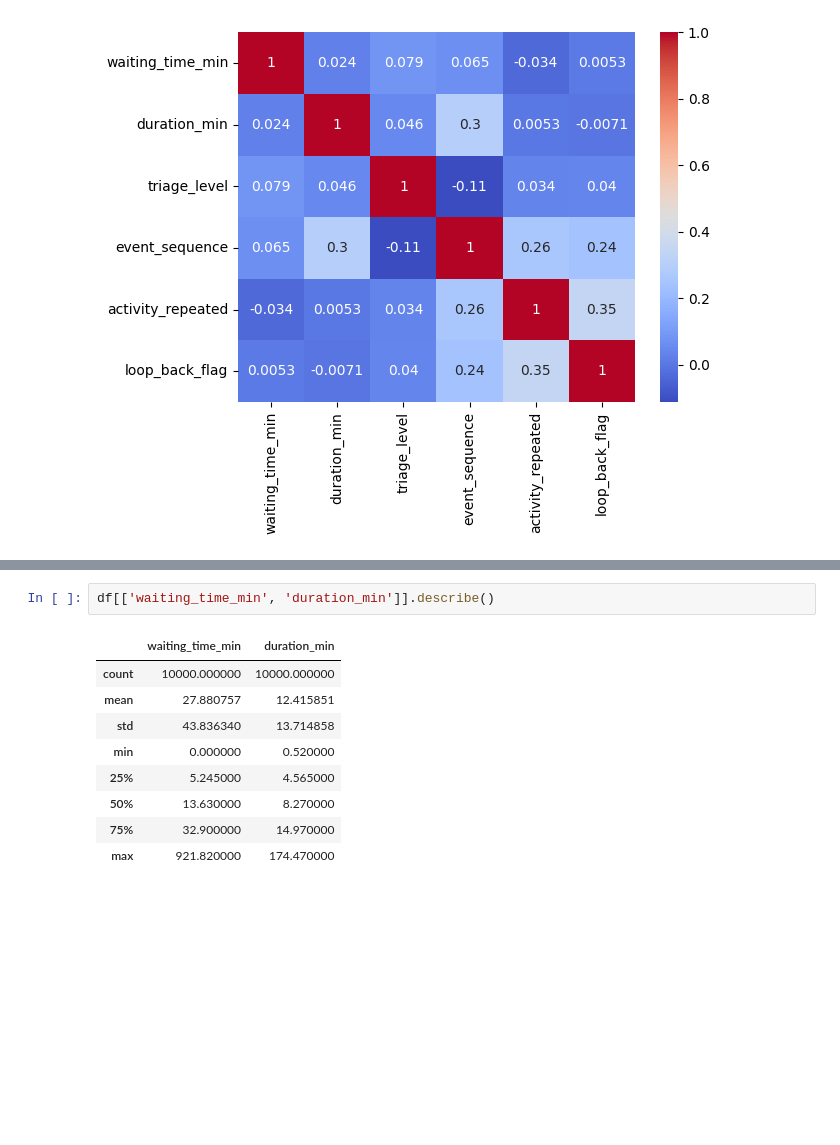
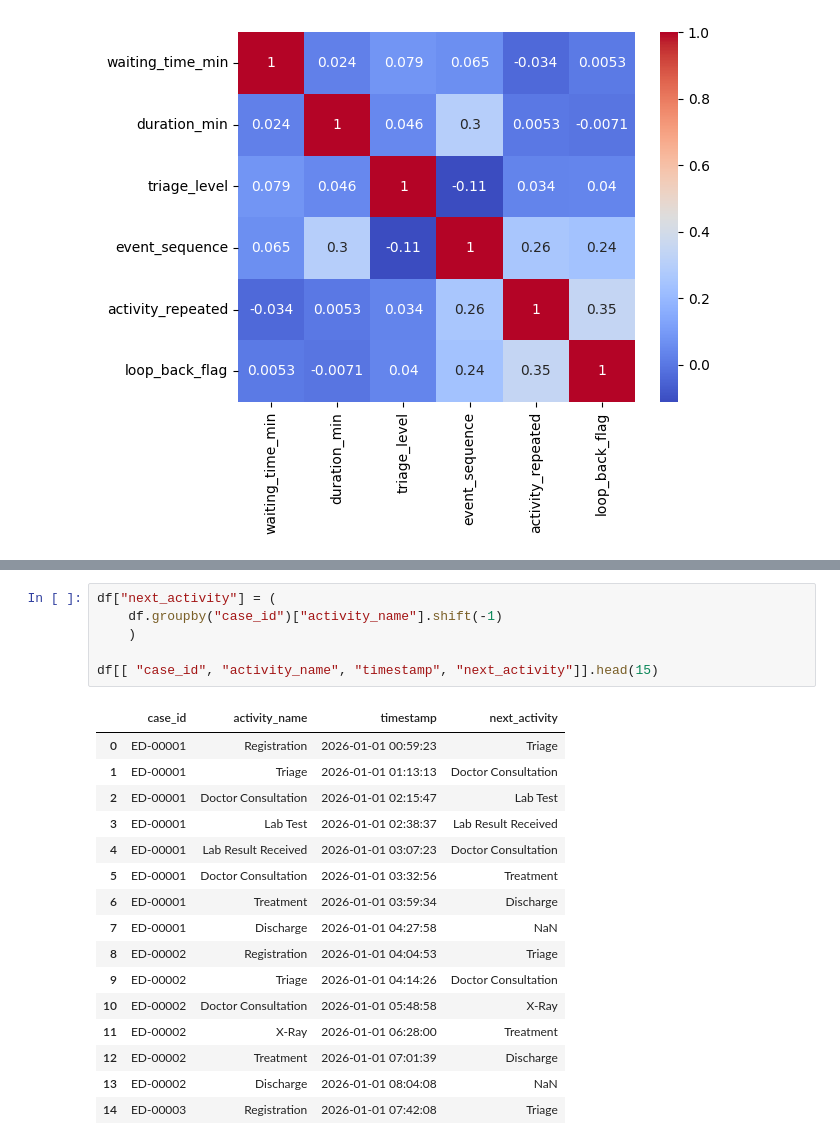
Before and after one commit to udayupmanyuu-spec/infotact-projects, a Jupyter notebook: Notebook/01_Dataset_understanding.ipynb, the cells around one changed output, grey strips where cells are left out. Drawn from its saved outputs; the diff is of its cells as text; blank space fills up the shorter version.

```diff
--- a/Notebook/01_Dataset_understanding.ipynb
+++ b/Notebook/01_Dataset_understanding.ipynb
@@ -481,15 +481,26 @@ df.head(10)
 | 7 | ED-00001 | Discharge | 2026-01-01 04:27:58 | Discharge Desk | DN-01 | 3.60 | 9.17 | Walk-in | ... |
 | 8 | ED-00002 | Registration | 2026-01-01 04:04:53 | Registration | REG-03 | 0.00 | 4.03 | Walk-in | ... |
 | 9 | ED-00002 | Triage | 2026-01-01 04:14:26 | Triage | TN-02 | 5.52 | 5.17 | Walk-in | ... |
-# %%
-df[['waiting_time_min', 'duration_min']].describe()
-# %% [output]
-|  | waiting_time_min | duration_min |
-| count | 10000.000000 | 10000.000000 |
-| mean | 27.880757 | 12.415851 |
-| std | 43.836340 | 13.714858 |
-| min | 0.000000 | 0.520000 |
-| 25% | 5.245000 | 4.565000 |
-| 50% | 13.630000 | 8.270000 |
-| 75% | 32.900000 | 14.970000 |
-| max | 921.820000 | 174.470000 |
+# %%
+df["next_activity"] = (
+    df.groupby("case_id")["activity_name"].shift(-1)
+    )
+
+df[[ "case_id", "activity_name", "timestamp", "next_activity"]].head(15)
+# %% [output]
+|  | case_id | activity_name | timestamp | next_activity |
+| 0 | ED-00001 | Registration | 2026-01-01 00:59:23 | Triage |
+| 1 | ED-00001 | Triage | 2026-01-01 01:13:13 | Doctor Consultation |
+| 2 | ED-00001 | Doctor Consultation | 2026-01-01 02:15:47 | Lab Test |
+| 3 | ED-00001 | Lab Test | 2026-01-01 02:38:37 | Lab Result Received |
+| 4 | ED-00001 | Lab Result Received | 2026-01-01 03:07:23 | Doctor Consultation |
+| 5 | ED-00001 | Doctor Consultation | 2026-01-01 03:32:56 | Treatment |
+| 6 | ED-00001 | Treatment | 2026-01-01 03:59:34 | Discharge |
+| 7 | ED-00001 | Discharge | 2026-01-01 04:27:58 | NaN |
+| 8 | ED-00002 | Registration | 2026-01-01 04:04:53 | Triage |
+| 9 | ED-00002 | Triage | 2026-01-01 04:14:26 | Doctor Consultation |
+| 10 | ED-00002 | Doctor Consultation | 2026-01-01 05:48:58 | X-Ray |
+| 11 | ED-00002 | X-Ray | 2026-01-01 06:28:00 | Treatment |
+| 12 | ED-00002 | Treatment | 2026-01-01 07:01:39 | Discharge |
+| 13 | ED-00002 | Discharge | 2026-01-01 08:04:08 | NaN |
+| 14 | ED-00003 | Registration | 2026-01-01 07:42:08 | Triage |
```
Also changed, not shown: parts of 6 cells of this notebook.
